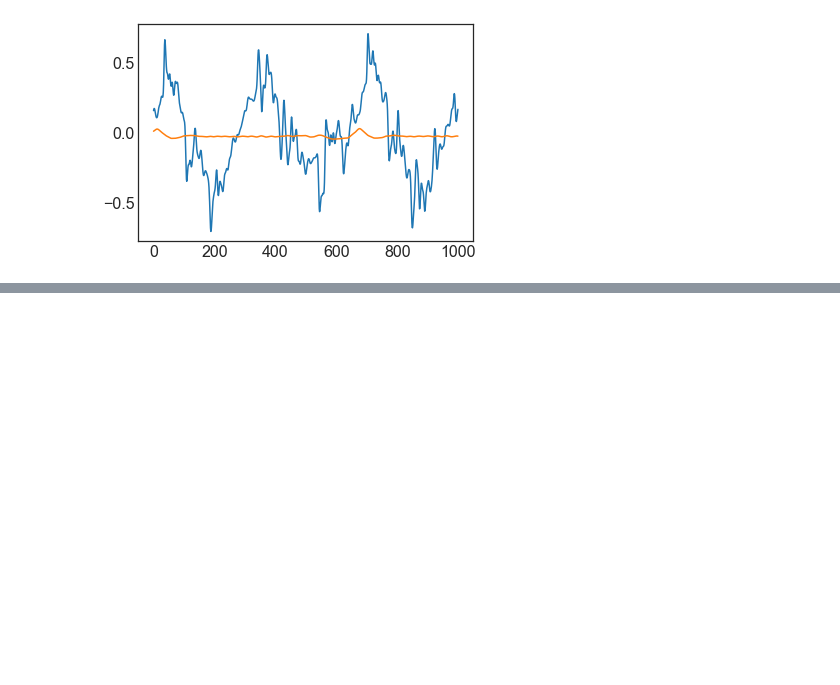
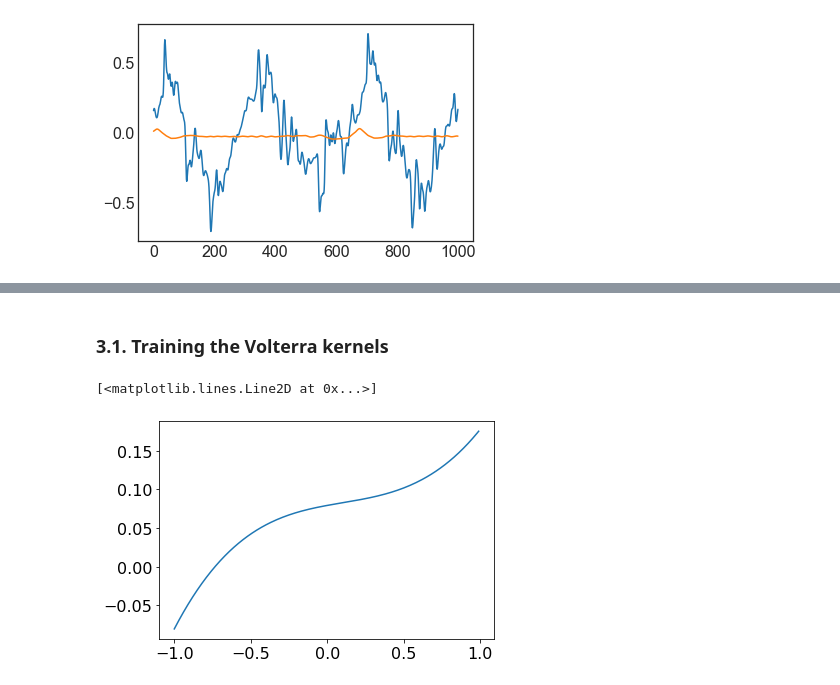
Before and after one commit to lucieperrotta/computersandmusic, a Jupyter notebook: tests.ipynb, the cells around one changed output, grey strips where cells are left out. Saved outputs shown, nothing was run; the diff lists cells and outputs as text; code cells hidden in the pictures; blank space fills up the shorter version.

```diff
--- a/tests.ipynb
+++ b/tests.ipynb
@@ -70,0 +75,38 @@ write_audio(predict, "samples/guitar_NN.wav")
+# %%
+# Constants
+
+p=5 # Maximum degree of the Volterra series
+N=500 # test size
+# %%
+x_train = guitar_sample[200000:200000+N]
+y_train = wiener_hammerstein(guitar_sample, 15, IR_preamp, IR_cab)[200000:200000+N]
+# %% [markdown]
+### 3.1. Training the Volterra kernels
+# %%
+def a(n):
+    return np.sqrt(1/math.factorial(n))
+
+def kp(x1, x2):
+    return np.sum( np.fromiter( (a(n)**2 * (x1*x2)**n for n in range(0,p) ), float) )
+
+kp_vec = np.vectorize(kp, excluded=["x1"])
+
+def kpVec(xnew, x):
+    return (kp_vec(xnew, x)).T
+# %%
+# Global computation of the Gram Matrix K
+Kp = np.zeros((N,N))
+for i in range(0,N):
+    for j in range(0,N):
+        Kp[i,j] = kp(x_train[i], x_train[j])
+
+KpInv = np.linalg.pinv(Kp)
+# %%
+def volterraEstimation(newx, x, y):
+
+    return y.T @ KpInv @ kpVec(newx, x)
+
+plt.plot( np.arange(-1,1,0.01), [volterraEstimation(i, x_train, y_train) for i in np.arange(-1,1,0.01)])
+# %% [output]
+[<matplotlib.lines.Line2D at 0x...>]
+[figure, added]
```
Also changed, not shown: parts of 7 cells of this notebook.
